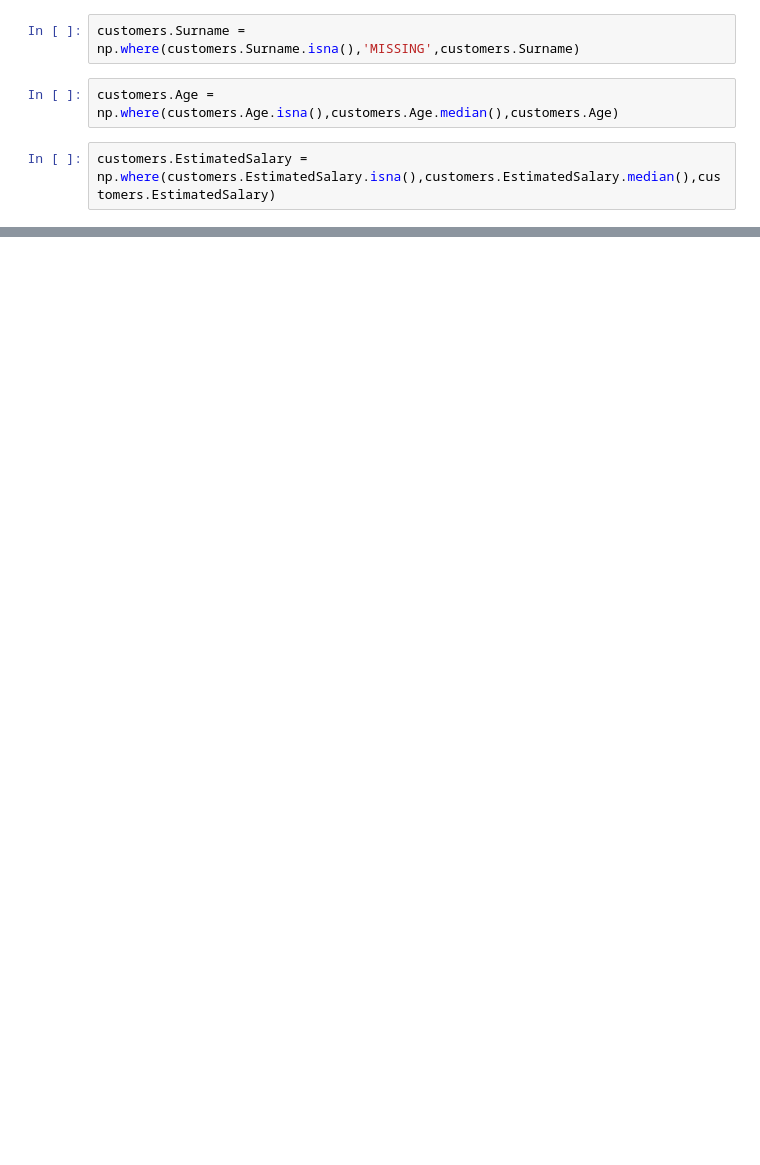
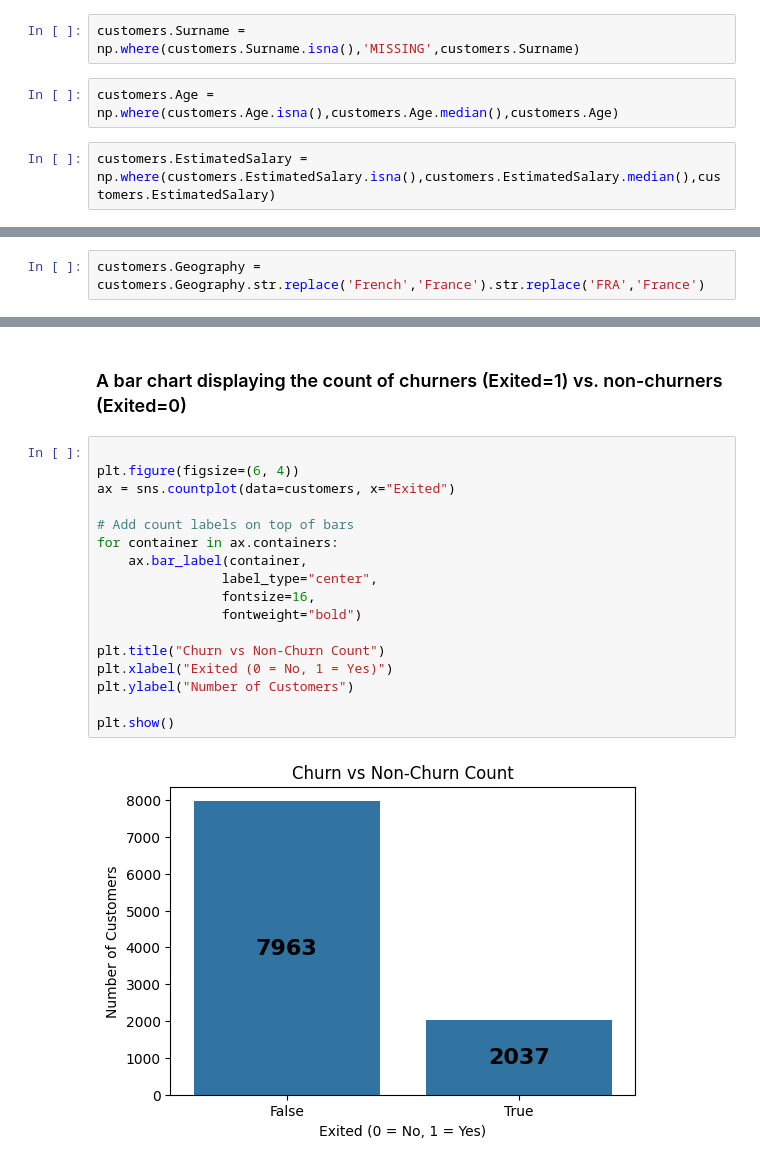
Before and after one commit to MariiaKrestenko/bank-customer-churn, a Jupyter notebook: main.ipynb, the cells around one changed output, grey strips where cells are left out. Cells and saved outputs as stored; diff of their text form; blank space fills up the shorter version.

```diff
--- a/main.ipynb
+++ b/main.ipynb
@@ -130,0 +203,2 @@ customers.EstimatedSalary = np.where(customers.EstimatedSalary.isna(),customers.
+# %%
+customers.Geography = customers.Geography.str.replace('French','France').str.replace('FRA','France')
@@ -130,0 +213,21 @@ customers.EstimatedSalary = np.where(customers.EstimatedSalary.isna(),customers.
+# %% [markdown]
+### A bar chart displaying the count of churners (Exited=1) vs. non-churners (Exited=0)
+# %%
+
+plt.figure(figsize=(6, 4))
+ax = sns.countplot(data=customers, x="Exited")
+
+# Add count labels on top of bars
+for container in ax.containers:
+    ax.bar_label(container,
+                label_type="center",
+                fontsize=16,
+                fontweight="bold")
+
+plt.title("Churn vs Non-Churn Count")
+plt.xlabel("Exited (0 = No, 1 = Yes)")
+plt.ylabel("Number of Customers")
+
+plt.show()
+# %% [output]
+[figure, added]
```
Also changed, not shown: parts of 35 cells of this notebook.
